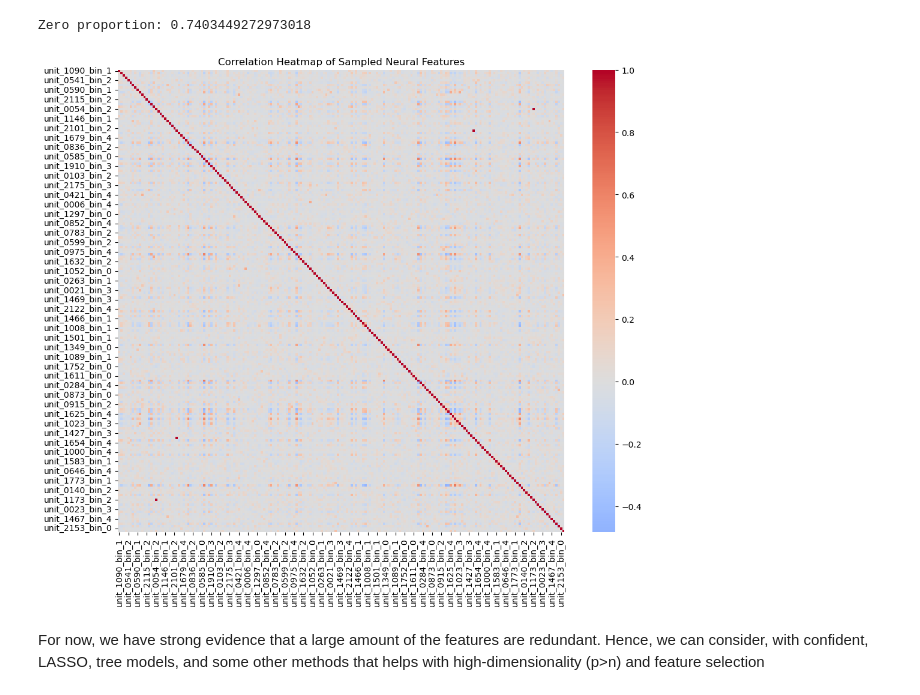
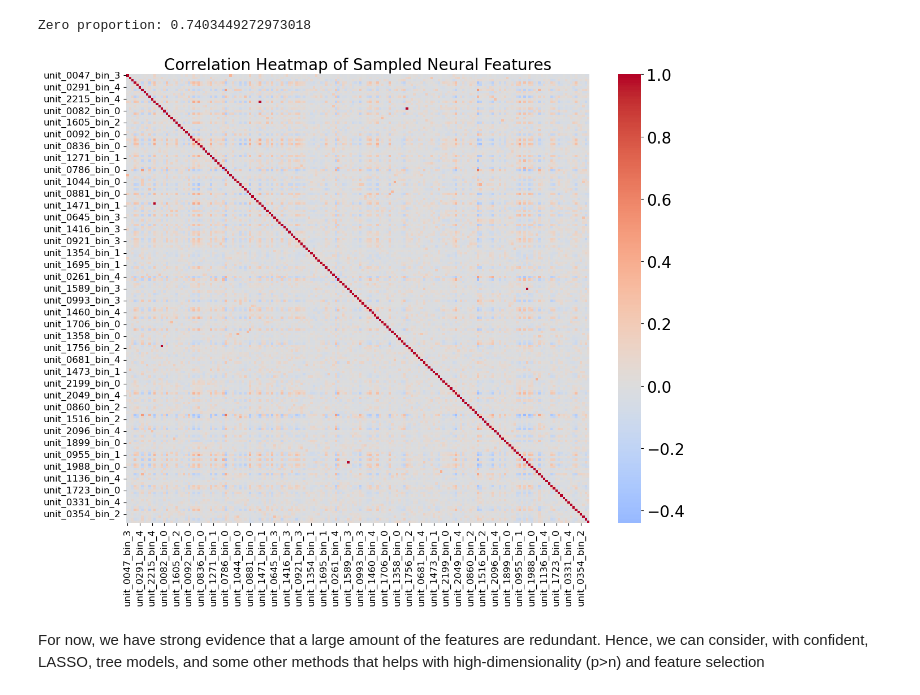
Before and after one commit to Mihneapiuaru/ml_project, a Jupyter notebook: task2.ipynb, the cells around one changed output. Drawn from its saved outputs; the diff is of its cells as text; code cells hidden in the pictures.

Commit message:
newest draft+font size change for plots

```diff
--- a/task2.ipynb
+++ b/task2.ipynb
@@ -160,8 +159,18 @@ data2['label'].value_counts().plot(kind='bar')
 # %% [markdown]
 Sample distribution of features
 # %%
+plt.rcParams.update({
+    "axes.titlesize": 20,
+    "axes.labelsize": 16,
+    "xtick.labelsize": 14,
+    "ytick.labelsize": 14
+})
+
 sample_cols = input.sample(12, axis=1)
-sample_cols.hist(bins=30, figsize=(12,10))
+sample_cols.hist(bins=30, figsize=(12, 10), grid=False)
+
+plt.tight_layout()
+plt.show()
 # We can see many zeros and typically right-skewed distributions, implying that many features are uninformative
 # Linear models (e.g., Logistic Regression) may struggle without regularisation, LASSO/Ridge are appropriate.
 # Tree-based models may identify informative subsets automatically
@@ -189,24 +186,29 @@ Zero proportion: 0.7403449272973018
 # %%
 # Just routinely heatmap (select a subset of features for visibility)
 # Sample a subset of features (e.g., 200)
 subset = input.sample(200, axis=1)
 
 # Remove constant columns (std = 0)
 subset = subset.loc[:, subset.std(axis=0) > 0]
 
 # Compute correlation
 corr = subset.corr()
 
 # Replace NaNs if any remain
 corr = corr.replace([np.inf, -np.inf], np.nan).fillna(0)
 
 plt.figure(figsize=(12, 10))
-sns.heatmap(corr, cmap="coolwarm", center=0)
-plt.title("Correlation Heatmap of Sampled Neural Features")
+ax = sns.heatmap(corr, cmap="coolwarm", center=0, cbar=True)
+plt.title("Correlation Heatmap of Sampled Neural Features", fontsize=20)
+ax.set_xticklabels(ax.get_xticklabels(), fontsize=12)
+ax.set_yticklabels(ax.get_yticklabels(), fontsize=12)
+cbar = ax.collections[0].colorbar
+cbar.ax.tick_params(labelsize=20)   # bigger color bar labels
+plt.tight_layout()
 plt.show()
 # VERY VERY low correlations between features, only a few pairs show moderate correlation (sparse colour blocks)
 # %% [output]
-[figure, old version]
+[figure, new version]
 # %% [markdown]
 For now, we have strong evidence that a large amount of the features are redundant. Hence, we can consider, with confident, LASSO, tree models, and some other methods that helps with high-dimensionality (p>n) and feature selection
 # %% [markdown]
```
Also changed, not shown: parts of 5 cells of this notebook, 5 other files.
